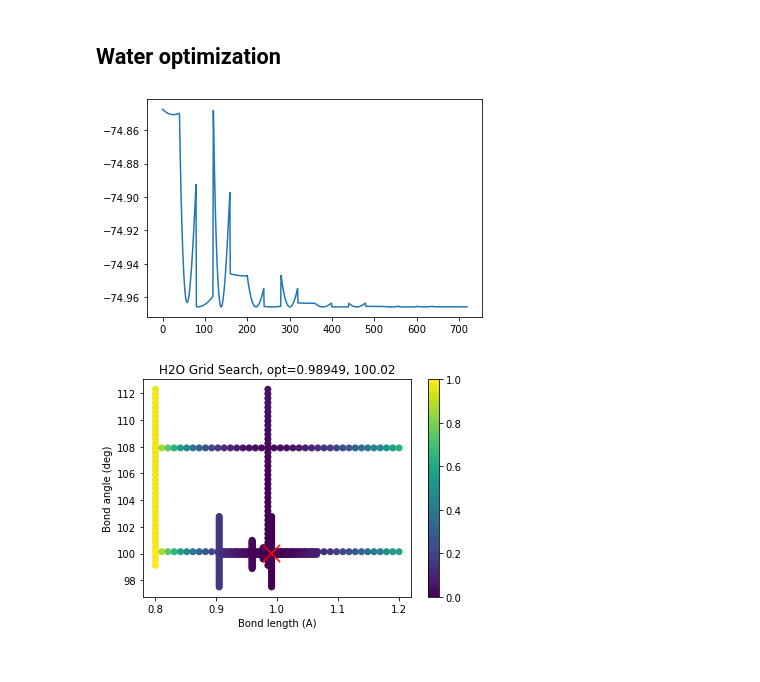
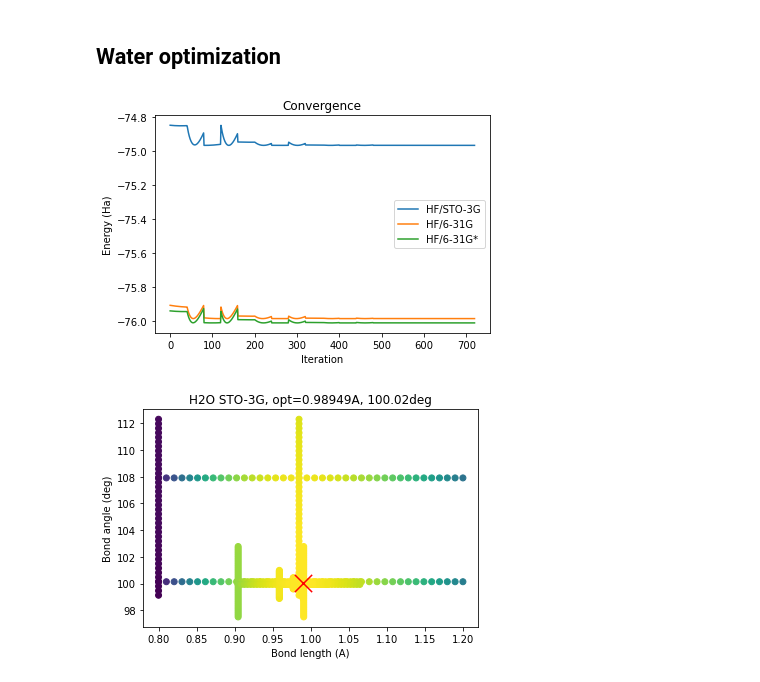
Before and after one commit to Certaingemstone/hf-proj, a Jupyter notebook: hf-analysis.ipynb, the cells around one changed output. Saved outputs shown, nothing was run; the diff lists cells and outputs as text; code cells hidden in the pictures.

```diff
--- a/hf-analysis.ipynb
+++ b/hf-analysis.ipynb
@@ -40,20 +70,30 @@ plt.show()
 ## Water optimization
 # %%
 h2oopt = pd.read_csv("h2oline.csv")
-plt.plot(h2oopt['energy'])
+h2oopt2 = pd.read_csv("h2o_6-31gs.csv")
+h2oopt3 = pd.read_csv("h2o_6-31g.csv")
+plt.plot(h2oopt['energy'], label='HF/STO-3G')
+plt.plot(h2oopt3['energy'], label='HF/6-31G')
+plt.plot(h2oopt2['energy'], label='HF/6-31G*')
+plt.xlabel("Iteration")
+plt.ylabel("Energy (Ha)")
+plt.title("Convergence")
+plt.legend()
+#plt.savefig("energies.png")
 plt.show()
 # %% [output]
-[figure, old version]
+[figure, new version]
 # %%
-plt.scatter(h2oopt['length'], h2oopt['angle'] * 180 / np.pi, c=h2oopt['energy'])
+plt.scatter(h2oopt['length'], h2oopt['angle'] * 180 / np.pi, c=np.log(-h2oopt['energy']))
 minidx = np.argmin(h2oopt['energy'])
 optlen = h2oopt['length'][minidx]
 optang = h2oopt['angle'][minidx] * 180 / np.pi
 plt.scatter(optlen, optang, color='red', s=300, marker='x')
-plt.colorbar()
-plt.title(f"H2O Grid Search, opt={optlen:.5f}, {optang:.2f}")
+#plt.colorbar()
+plt.title(f"H2O STO-3G, opt={optlen:.5f}A, {optang:.2f}deg")
 plt.xlabel("Bond length (A)")
 plt.ylabel("Bond angle (deg)")
+#plt.savefig("waterSTO-3G.png", dpi=200)
 plt.show()
 # %% [output]
-[figure, old version]
+[figure, new version]
```
Also changed, not shown: parts of 5 cells of this notebook, 11 other files.
